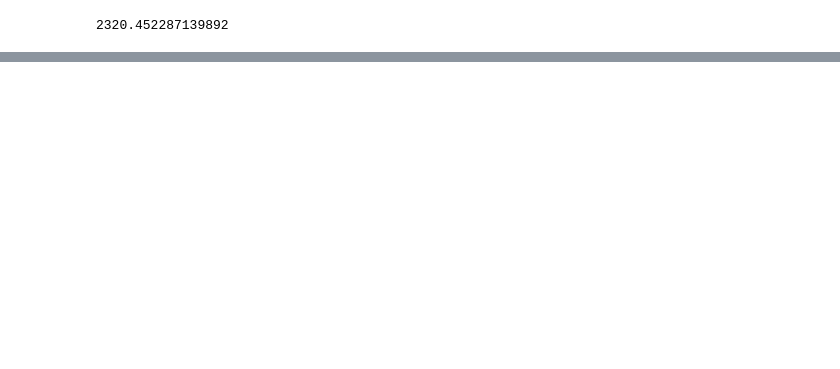
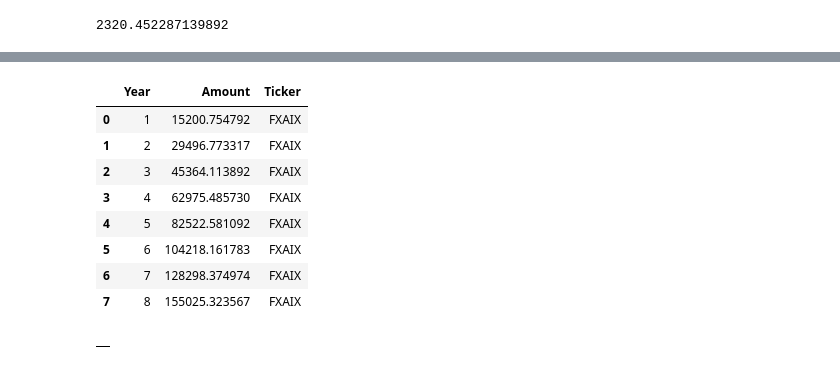
Before and after one commit to sspalding/Financial-Model, a Jupyter notebook: Individual Stock Data Collection and Wrangling.ipynb, the cells around one changed output, grey strips where cells are left out. Cells and saved outputs as stored; diff of their text form; code cells hidden in the pictures; blank space fills up the shorter version.

Commit message:
make app framework

```diff
--- a/PreparingData.ipynb
+++ b/Individual Stock Data Collection and Wrangling.ipynb
@@ -115,7 +117,8 @@ CalculateAvgDividend('FXAIX')
 # function to calc avg cost per share for each ticker
 def CalculateAvgCostPerShare(ticker):
     cost_per_share = pd.DataFrame(MonthlyCost(ticker))
-    cost_per_share = cost_per_share[(cost_per_share['Date']>f'{year_start_investing}-01-01')]
+    five_years_ago =f'{today.year-5}-01-01'
+    cost_per_share = cost_per_share[(cost_per_share['Date']>five_years_ago)]
     average_cost = cost_per_share['Open'].mean()
     return average_cost
 # %%
@@ -137,15 +140,16 @@ calcCurrentWorth('FXAIX')
 # %%
 # calculate the annual interest rate of the individual stocks
 def interestRate(ticker):
+    # get a dataframe of the monthly costs for the specific ticker
     cost_per_share = pd.DataFrame(MonthlyCost(ticker))
+    # get the current cost per share of the ticker
     current_value = cost_per_share.iloc[-1:]
     current_value = current_value['Open'].values[0]
-    print(current_value)
-    old_date ='2015-04-01'
-    print(old_date)
+    # get the cost per share five years ago
+    old_date =f'{today.year-6}-12-01'
     old_value = cost_per_share.loc[cost_per_share['Date']==old_date]
     old_value = old_value['Open'].values[0]
-    print(old_value)
+    # calculate the compounding annual growth rate of the stock
     CAGR = (current_value/old_value)**(1/(year-2015))-1
     return CAGR
 # %%
@@ -188,0 +191,40 @@ def createGrowthPrediction (ticker, monthly_investment, years_future_invest):
+# %%
+# add in dividend reinvestment
+# compounding calculation
+def compoundingCalcDividends (ticker, monthly_investment, years_future_invest):
+    # assign the variables for our calculation
+    principal = calcCurrentWorth(ticker)                        # find the current worth of the stock
+    interest = interestRate(ticker)                             # find the growth rate of the stock over the past five years
+    compounding_period = 12                                     # assign how often the interest will compound, 12 = monthly
+    years = years_future_invest                                 # assign how lond the user plans to invest for
+    monthly_contribution = monthly_investment                   # assign how much the user plans to invest in this stock per month
+    dividends = CalculateAvgDividend(ticker)                    # calculate the average dividends returned
+    dividends_compounding = 3                                   # the dividends compound quarterly
+    avg_cost_per_share = CalculateAvgCostPerShare(ticker)       # calculate the average cost per share of the stock
+    # create a dataframe to gold our results
+    results = pd.DataFrame(columns = ['Year', 'Amount','Ticker'])
+
+    # itereate through the years the user plans to invest for
+    for i in range(1,years+1):
+        Year = i
+        # perform the actual calculation
+        Amount = principal*np.power((1 + interest / compounding_period), compounding_period * i)\
+                +(monthly_contribution)*(np.power((1 + interest / compounding_period), compounding_period * i)-1)/(interest / compounding_period)\
+                +((principal/avg_cost_per_share)*dividends)*(np.power((1 + interest / dividends_compounding), dividends_compounding * i)-1)/(interest / dividends_compounding)
+        Ticker = ticker
+        # add the results to the dataframe
+        results =  results.append({'Year': Year, 'Amount': Amount,'Ticker':Ticker}, ignore_index = True)
+    return results
+# %%
+df=compoundingCalcDividends('FXAIX',1000,8)
+df
+# %% [output]
+|  | Year | Amount | Ticker |
+| 0 | 1 | 15200.754792 | FXAIX |
+| 1 | 2 | 29496.773317 | FXAIX |
+| 2 | 3 | 45364.113892 | FXAIX |
+| 3 | 4 | 62975.485730 | FXAIX |
+| 4 | 5 | 82522.581092 | FXAIX |
+| 5 | 6 | 104218.161783 | FXAIX |
+| 6 | 7 | 128298.374974 | FXAIX |
+| 7 | 8 | 155025.323567 | FXAIX |
@@ -188,0 +252,4 @@ def createGrowthPrediction (ticker, monthly_investment, years_future_invest):
+# %%
+totalInvestmentPrediction(portfolio,monthly_investments,years_to_invest)
+# %% [output]
+|  |
```
Also changed, not shown: parts of 15 cells of this notebook, 2 other files.
